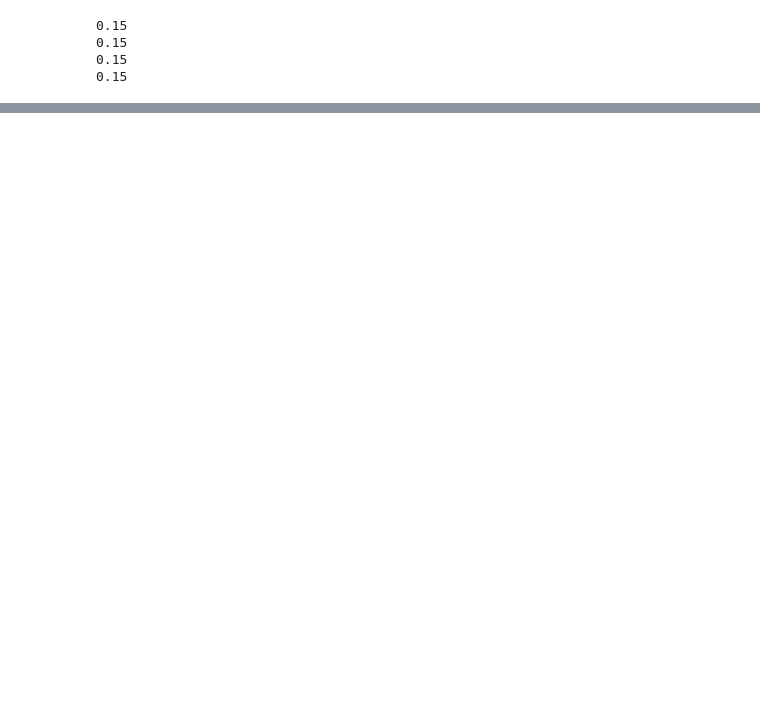
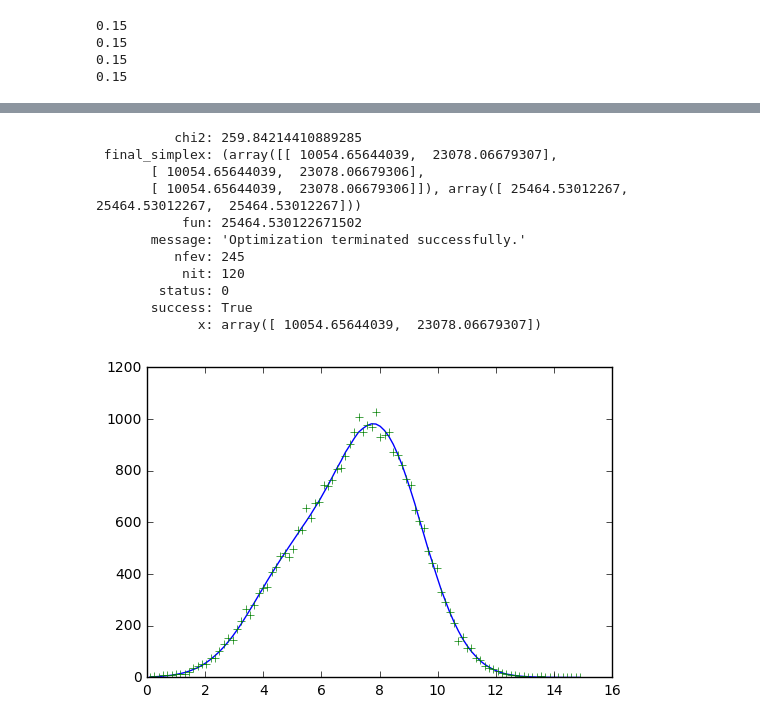
Before and after one commit to bpalmeiro/Next_Energy, a Jupyter notebook: Notebooks/Fits.ipynb, the cells around one changed output, grey strips where cells are left out. Drawn from its saved outputs; the diff is of its cells as text; code cells hidden in the pictures; blank space fills up the shorter version.

```diff
--- a/Notebooks/Fits.ipynb
+++ b/Notebooks/Fits.ipynb
@@ -141,2 +145,17 @@ fit.FitLLM([1000.,30000.], tol=0.1)
 # %%
 a = hist([],100,0,10)
+# %%
+fit.FitLeastSQ([100.,100.],tol=1e-8,options={"maxiter":1000})
+# %% [output]
+          chi2: 259.84214410889285
+ final_simplex: (array([[ 10054.65644039,  23078.06679307],
+       [ 10054.65644039,  23078.06679306],
+       [ 10054.65644039,  23078.06679306]]), array([ 25464.53012267,  25464.53012267,  25464.53012267]))
+           fun: 25464.530122671502
+       message: 'Optimization terminated successfully.'
+          nfev: 245
+           nit: 120
+        status: 0
+       success: True
+             x: array([ 10054.65644039,  23078.06679307])
+[figure, added]
```
Also changed, not shown: parts of 4 cells of this notebook, 4 other files.
